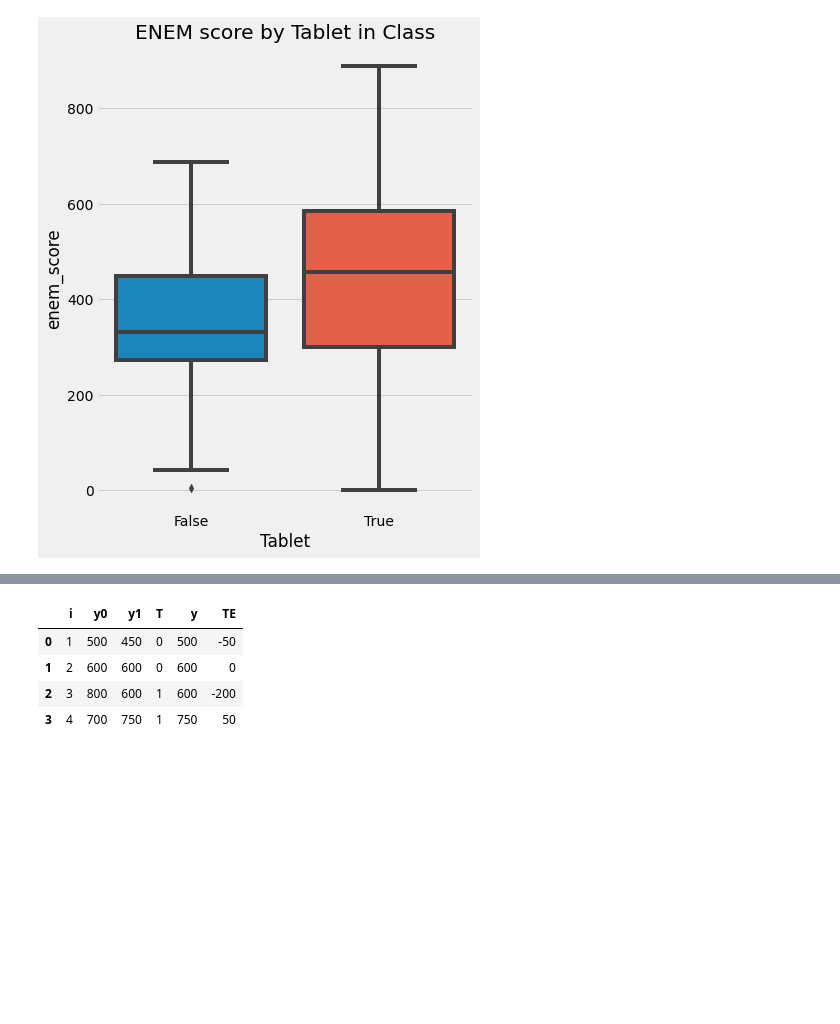
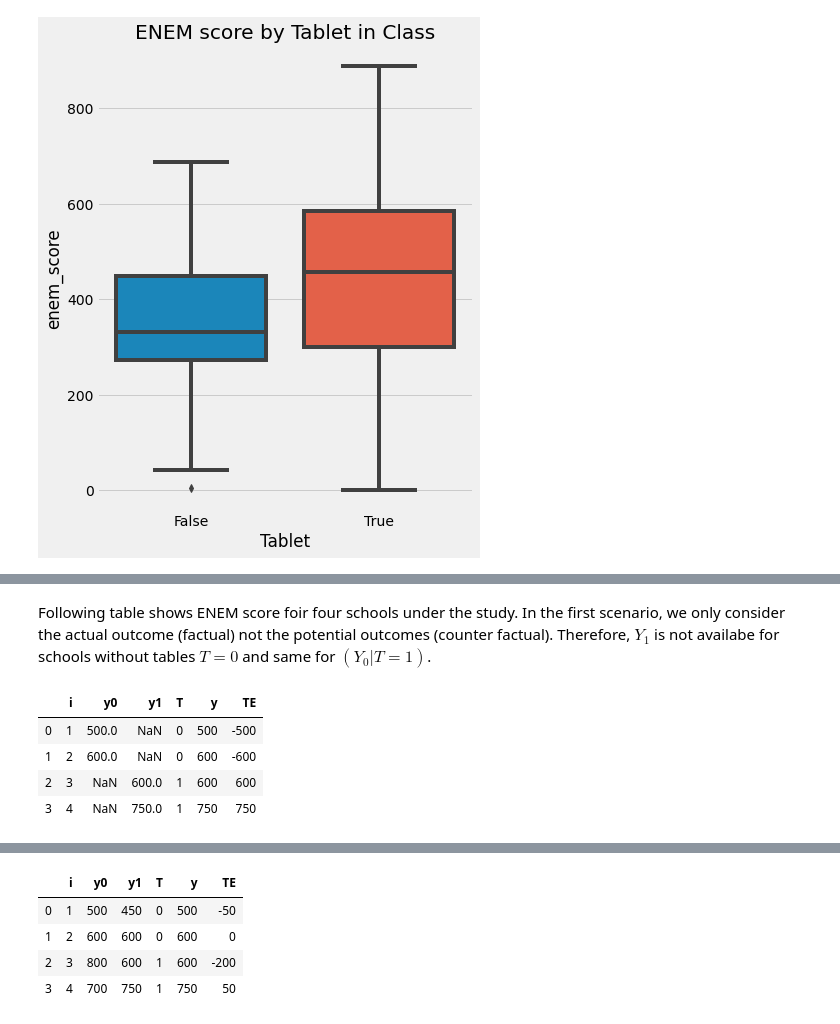
Before and after one commit to Ci2Lab/Applied_Causal_Inference_Course, a Jupyter notebook: lectures/CH-2-Observation-to-Intervention.ipynb, the cells around one changed output, grey strips where cells are left out. Cells and saved outputs as stored; diff of their text form; code cells hidden in the pictures; blank space fills up the shorter version.

```diff
--- a/lectures/CH-2-Observation-to-Intervention.ipynb
+++ b/lectures/CH-2-Observation-to-Intervention.ipynb
@@ -223,0 +191,18 @@ Following table shows the data:
+# %% [markdown]
+Following table shows ENEM score foir four schools under the study. In the first scenario, we only consider the actual outcome (factual) not the potential outcomes (counter factual). Therefore, $Y_1$ is not availabe for schools without tables $T = 0$ and same for $(Y_0 | T = 1)$.
+# %%
+
+pd.DataFrame(dict(
+    i= [1,2,3,4],
+    y0=[500,600,np.nan,np.nan],
+    y1=[np.nan,np.nan,600,750],
+    T= [0,0,1,1],
+    y= [500,600,600,750],
+    TE=[-500,-600,600,750],
+))
+# %% [output]
+|  | i | y0 | y1 | T | y | TE |
+| 0 | 1 | 500.0 | NaN | 0 | 500 | -500 |
+| 1 | 2 | 600.0 | NaN | 0 | 600 | -600 |
+| 2 | 3 | NaN | 600.0 | 1 | 600 | 600 |
+| 3 | 4 | NaN | 750.0 | 1 | 750 | 750 |
```
Also changed, not shown: parts of 17 cells of this notebook.
